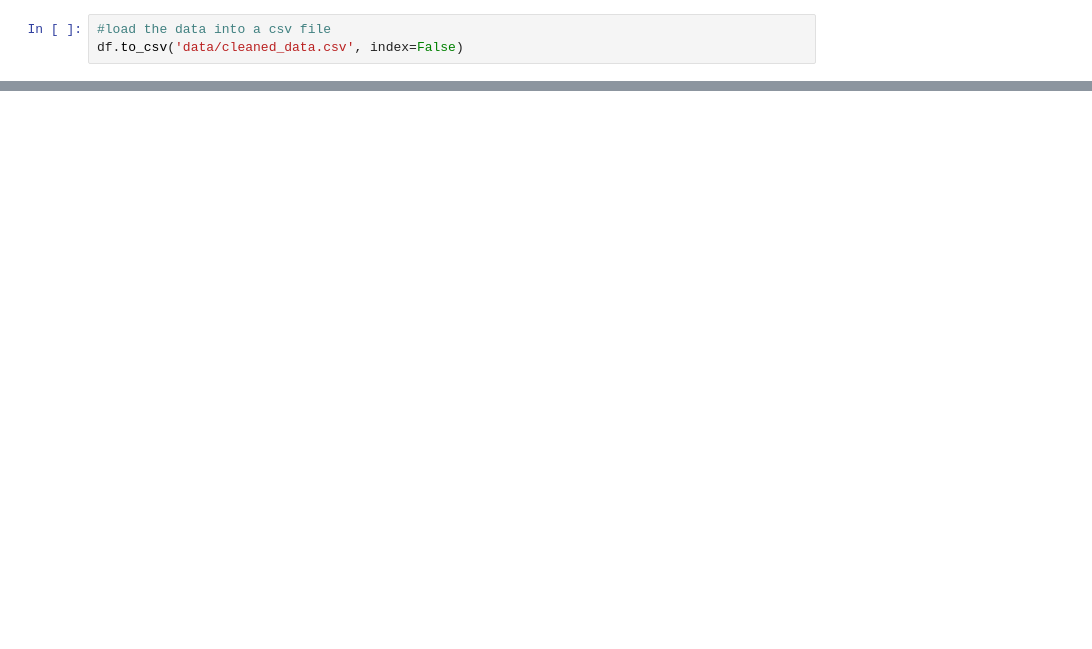
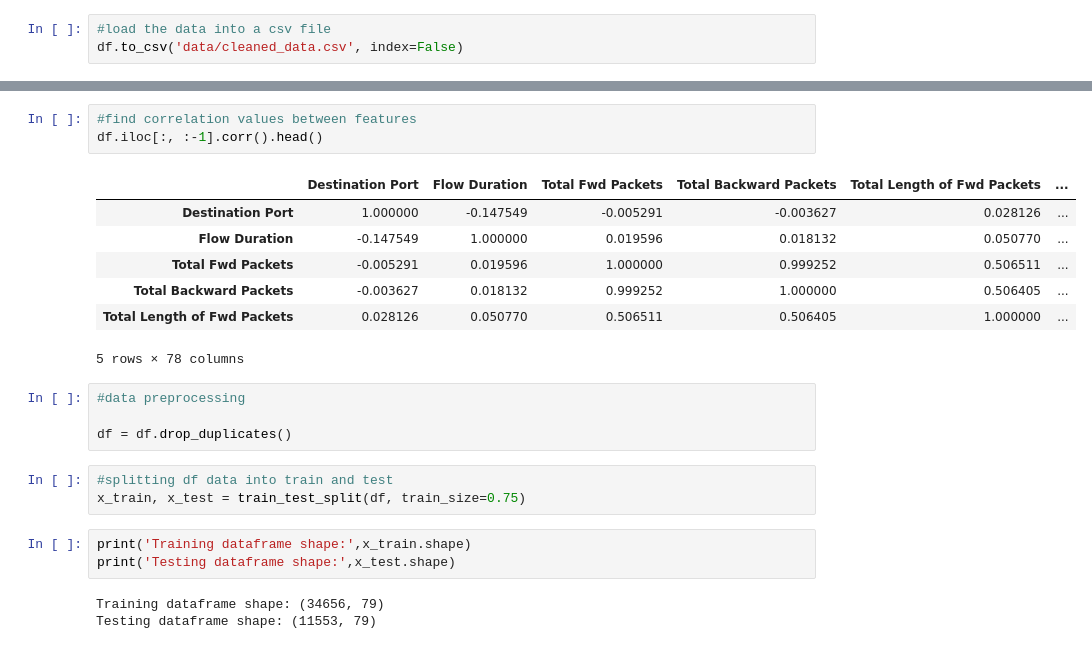
Before and after one commit to Jonahgold90/COMP-379-Final-Project, a Jupyter notebook: finalProject.ipynb, the cells around one changed output, grey strips where cells are left out. Saved outputs shown, nothing was run; the diff lists cells and outputs as text; blank space fills up the shorter version.

```diff
--- a/finalProject.ipynb
+++ b/finalProject.ipynb
@@ -153,0 +174,24 @@ print(df.shape)
+# %%
+#find correlation values between features
+df.iloc[:, :-1].corr().head()
+# %% [output]
+|  | Destination Port | Flow Duration | Total Fwd Packets | Total Backward Packets | Total Length of Fwd Packets | ... |
+| Destination Port | 1.000000 | -0.147549 | -0.005291 | -0.003627 | 0.028126 | ... |
+| Flow Duration | -0.147549 | 1.000000 | 0.019596 | 0.018132 | 0.050770 | ... |
+| Total Fwd Packets | -0.005291 | 0.019596 | 1.000000 | 0.999252 | 0.506511 | ... |
+| Total Backward Packets | -0.003627 | 0.018132 | 0.999252 | 1.000000 | 0.506405 | ... |
+| Total Length of Fwd Packets | 0.028126 | 0.050770 | 0.506511 | 0.506405 | 1.000000 | ... |
+5 rows × 78 columns
+# %%
+#data preprocessing
+
+df = df.drop_duplicates()
+# %%
+#splitting df data into train and test
+x_train, x_test = train_test_split(df, train_size=0.75)
+# %%
+print('Training dataframe shape:',x_train.shape)
+print('Testing dataframe shape:',x_test.shape)
+# %% [output]
+Training dataframe shape: (34656, 79)
+Testing dataframe shape: (11553, 79)
```
Also changed, not shown: parts of 11 cells of this notebook.
